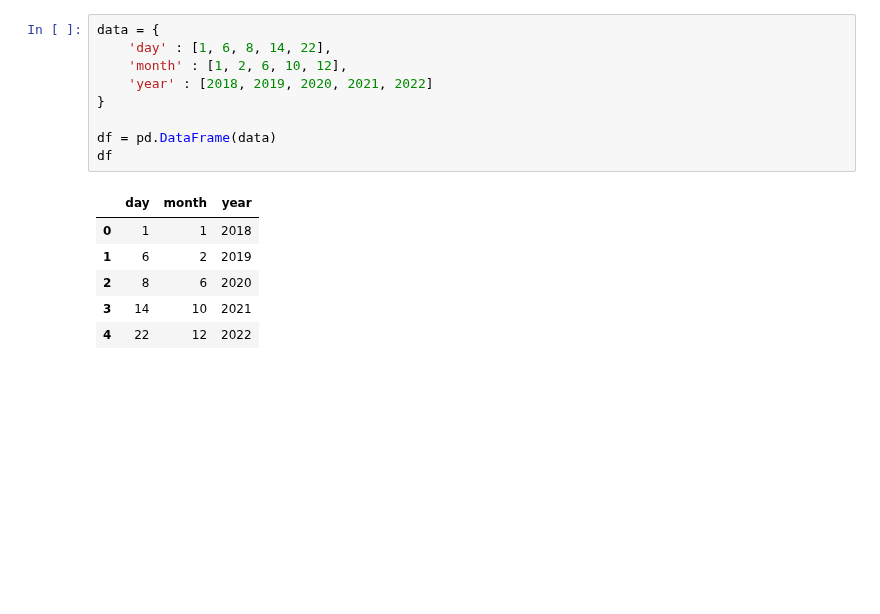
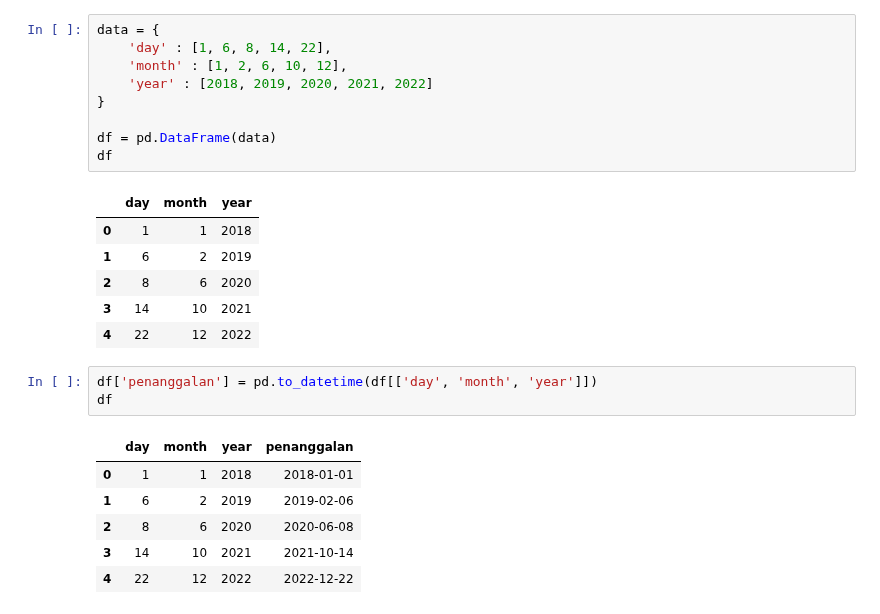
Before and after one commit to Edy-Mochamad/Learn-jupyter-notebook, a Jupyter notebook: pandas.ipynb, the cells around one changed output. Drawn from its saved outputs; the diff is of its cells as text; blank space fills up the shorter version.

```diff
--- a/pandas.ipynb
+++ b/pandas.ipynb
@@ -592,3 +574,13 @@ df
 | 2 | 8 | 6 | 2020 |
 | 3 | 14 | 10 | 2021 |
 | 4 | 22 | 12 | 2022 |
+# %%
+df['penanggalan'] = pd.to_datetime(df[['day', 'month', 'year']])
+df
+# %% [output]
+|  | day | month | year | penanggalan |
+| 0 | 1 | 1 | 2018 | 2018-01-01 |
+| 1 | 6 | 2 | 2019 | 2019-02-06 |
+| 2 | 8 | 6 | 2020 | 2020-06-08 |
+| 3 | 14 | 10 | 2021 | 2021-10-14 |
+| 4 | 22 | 12 | 2022 | 2022-12-22 |
```
Also changed, not shown: parts of 4 cells of this notebook.
